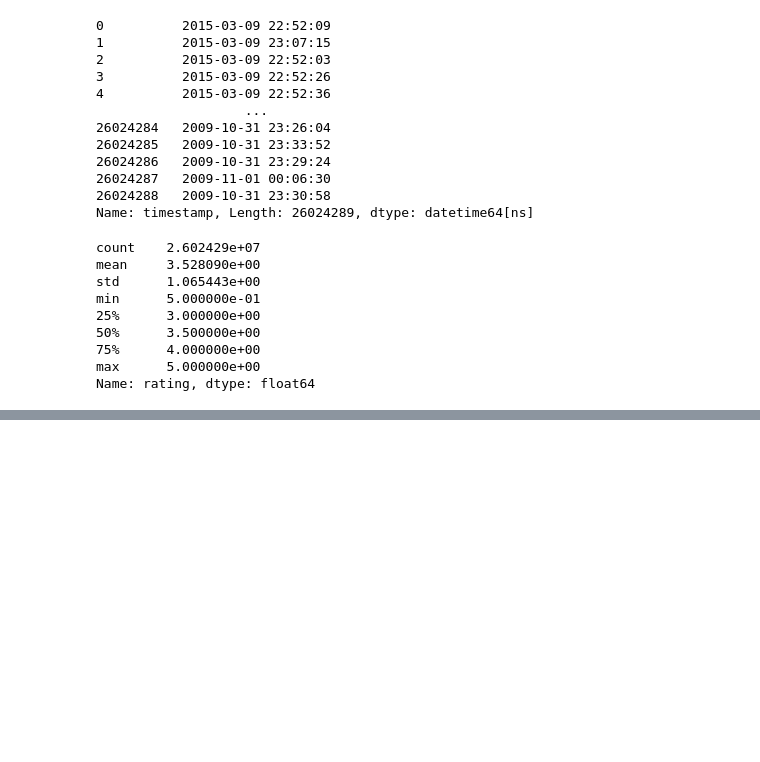
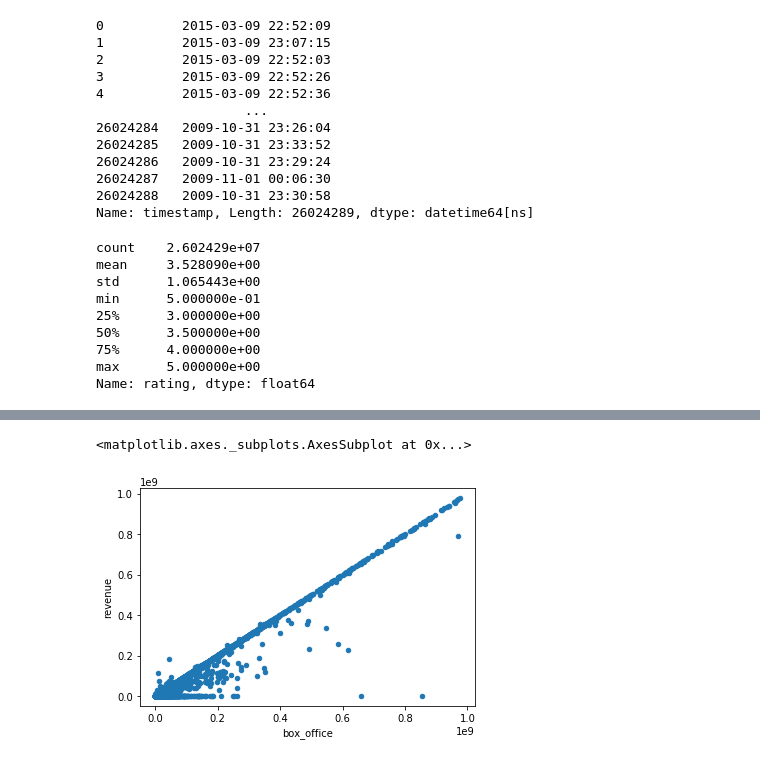
Before and after one commit to RudyR32/Movies_ETL, a Jupyter notebook: Movie_cleaning.ipynb, the cells around one changed output, grey strips where cells are left out. Cells and saved outputs as stored; diff of their text form; code cells hidden in the pictures; blank space fills up the shorter version.

```diff
--- a/Movie_cleaning.ipynb
+++ b/Movie_cleaning.ipynb
@@ -886,0 +965,6 @@ ratings['rating'].plot(kind='hist')
+# %%
+# look at box office for everything less then 1 billion
+movies_df.fillna(0)[movies_df['box_office'] < 10**9].plot(x='box_office', y='revenue', kind='scatter')
+# %% [output]
+<matplotlib.axes._subplots.AxesSubplot at 0x...>
+[figure, added]
```
Also changed, not shown: parts of 34 cells of this notebook.
